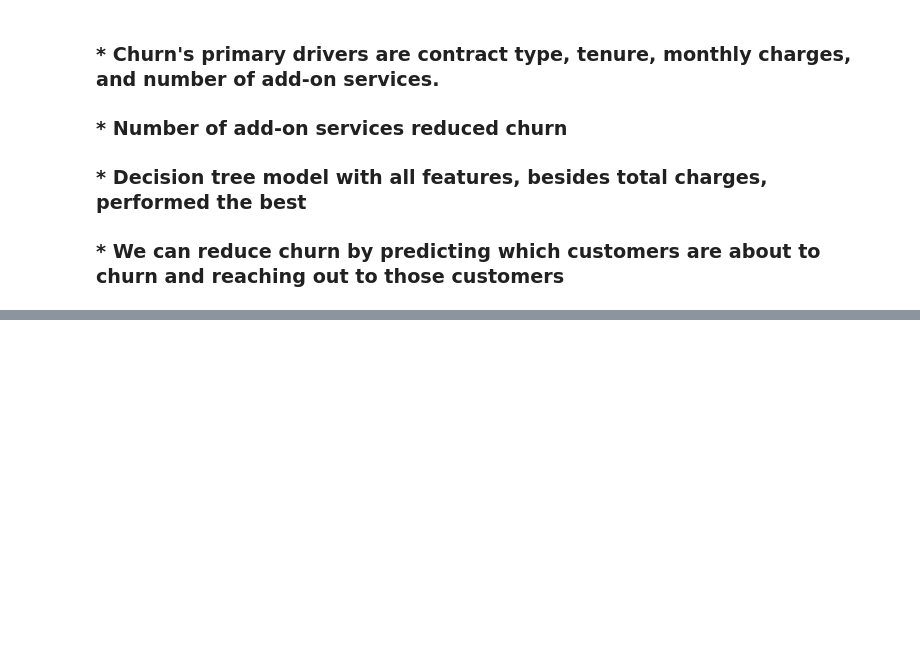
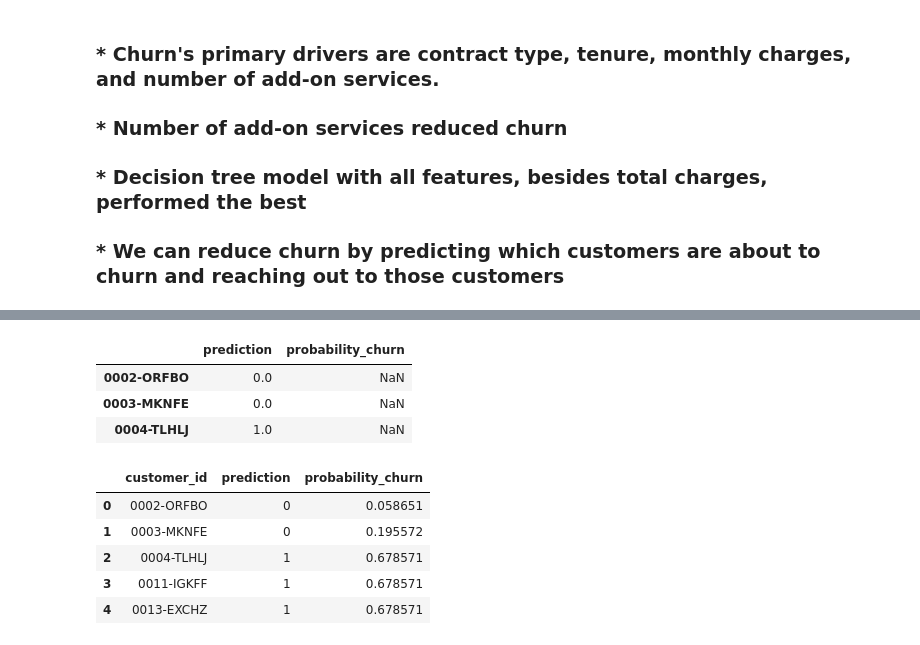
Before and after one commit to KwameTaylor/classification-project, a Jupyter notebook: telco-churn-classification-project.ipynb, the cells around one changed output, grey strips where cells are left out. Cells and saved outputs as stored; diff of their text form; code cells hidden in the pictures; blank space fills up the shorter version.

```diff
--- a/telco-churn-classification-project.ipynb
+++ b/telco-churn-classification-project.ipynb
@@ -817,0 +922,3 @@ Accuracy of Model 4 Decision Tree classifier on test set: 0.81
+# %%
+predictions = predictions.reset_index()
+predictions.head()
@@ -817,0 +932,18 @@ Accuracy of Model 4 Decision Tree classifier on test set: 0.81
+# %%
+predictions_2 = pd.concat([predictions,df_prob], axis=1)
+predictions_2.head(3)
+# %% [output]
+|  | prediction | probability_churn |
+| 0002-ORFBO | 0.0 | NaN |
+| 0003-MKNFE | 0.0 | NaN |
+| 0004-TLHLJ | 1.0 | NaN |
+# %%
+predictionsdf = pd.concat([predictions.reset_index(drop=True), df_prob.reset_index(drop=True)], axis=1)
+predictionsdf.head()
+# %% [output]
+|  | customer_id | prediction | probability_churn |
+| 0 | 0002-ORFBO | 0 | 0.058651 |
+| 1 | 0003-MKNFE | 0 | 0.195572 |
+| 2 | 0004-TLHLJ | 1 | 0.678571 |
+| 3 | 0011-IGKFF | 1 | 0.678571 |
+| 4 | 0013-EXCHZ | 1 | 0.678571 |
```
Also changed, not shown: parts of 15 cells of this notebook, 1 other file.
